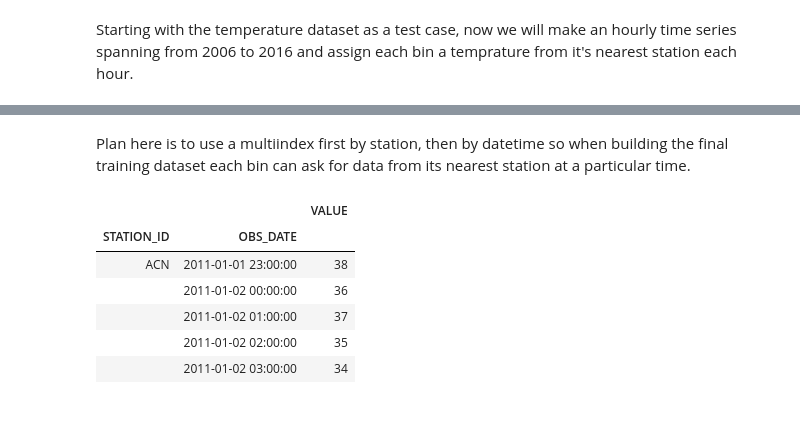
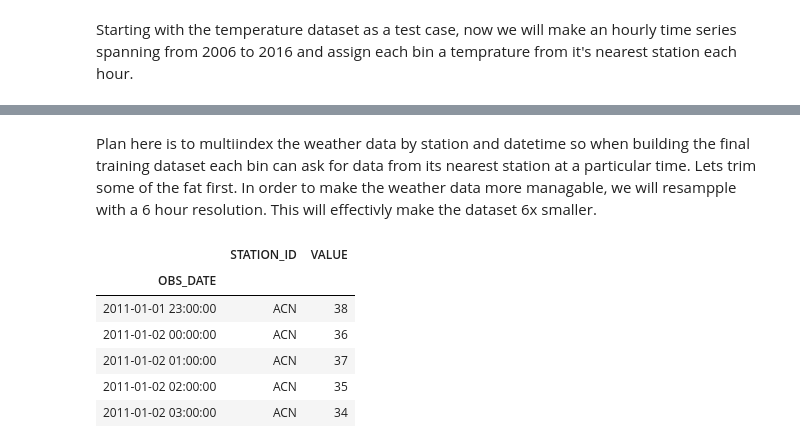
Before and after one commit to aristyogresearch/wildfire, a Jupyter notebook: notebooks/historical_weather_data.ipynb, the cells around one changed output, grey strips where cells are left out. Saved outputs shown, nothing was run; the diff lists cells and outputs as text; code cells hidden in the pictures; blank space fills up the shorter version.

```diff
--- a/notebooks/historical_weather_data.ipynb
+++ b/notebooks/historical_weather_data.ipynb
@@ -87,20 +97,18 @@ temp_data.head()
 | 3 | ACN | H | 4 | TEMP | 20110102 0200 | 20110102 0200 | 35 |  | DEG F |
 | 4 | ACN | H | 4 | TEMP | 20110102 0300 | 20110102 0300 | 34 |  | DEG F |
 # %% [markdown]
-Plan here is to use a multiindex first by station, then by datetime so when building the final training dataset each bin can ask for data from its nearest station at a particular time.
+Plan here is to multiindex the weather data by station and datetime so when building the final training dataset each bin can ask for data from its nearest station at a particular time. Lets trim some of the fat first. In order to make the weather data more managable, we will resampple with a 6 hour resolution. This will effectivly make the dataset 6x smaller.
 # %%
-temp_data = temp_data.drop(["DURATION", "SENSOR_NUMBER", "SENSOR_TYPE", "DATE_TIME", "DATA_FLAG", "UNITS"], axis=1)
+temp_data = temp_data.drop(["DURATION", "SENSOR_NUMBER", "SENSOR_TYPE", "DATE_TIME", "DATA_FLAG", "UNITS"], axis = 1)
 temp_data = temp_data[temp_data.VALUE != '---']
 temp_data['OBS_DATE'] = pd.to_datetime(temp_data['OBS_DATE'])
-temp_data = temp_data.set_index(['STATION_ID', 'OBS_DATE'])
-temp_data = temp_data.sort_index()
-temp_data = temp_data.drop_duplicates()
+temp_data = temp_data.set_index(['OBS_DATE'])
 temp_data.head()
 # %% [output]
-|  |  | VALUE |
-| STATION_ID | OBS_DATE |  |
-| ACN | 2011-01-01 23:00:00 | 38 |
-|  | 2011-01-02 00:00:00 | 36 |
-|  | 2011-01-02 01:00:00 | 37 |
-|  | 2011-01-02 02:00:00 | 35 |
-|  | 2011-01-02 03:00:00 | 34 |
+|  | STATION_ID | VALUE |
+| OBS_DATE |  |  |
+| 2011-01-01 23:00:00 | ACN | 38 |
+| 2011-01-02 00:00:00 | ACN | 36 |
+| 2011-01-02 01:00:00 | ACN | 37 |
+| 2011-01-02 02:00:00 | ACN | 35 |
+| 2011-01-02 03:00:00 | ACN | 34 |
```
Also changed, not shown: parts of 12 cells of this notebook, 14 other files.
